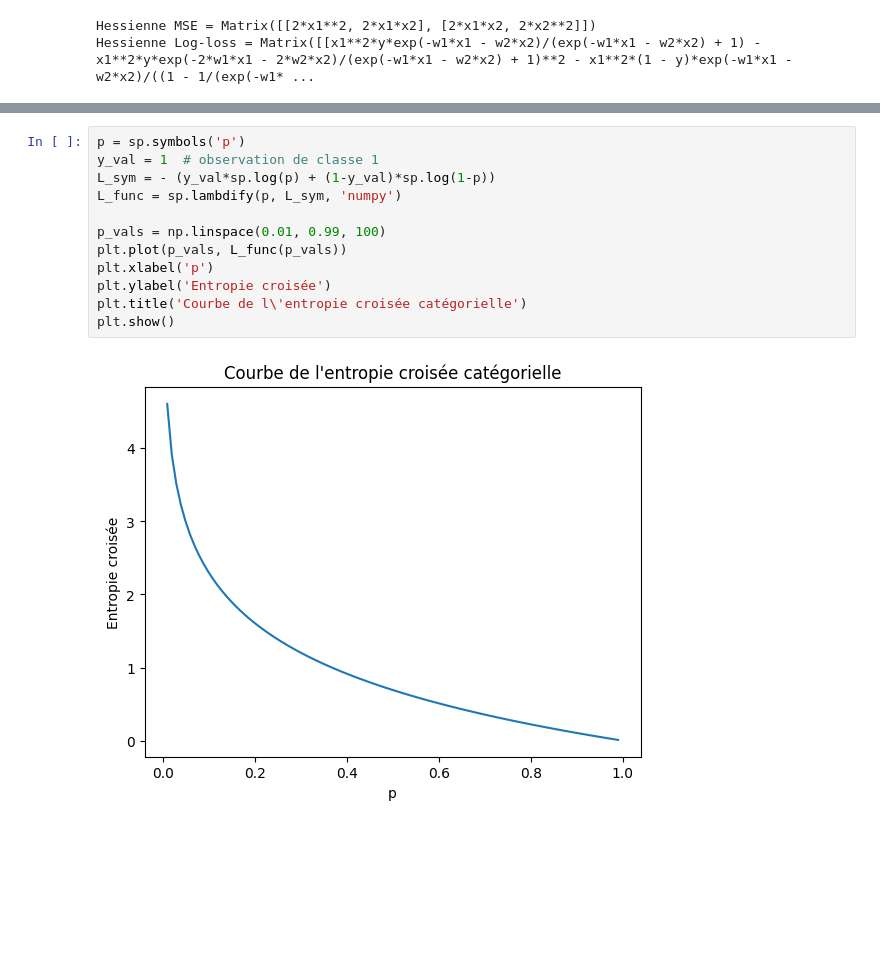
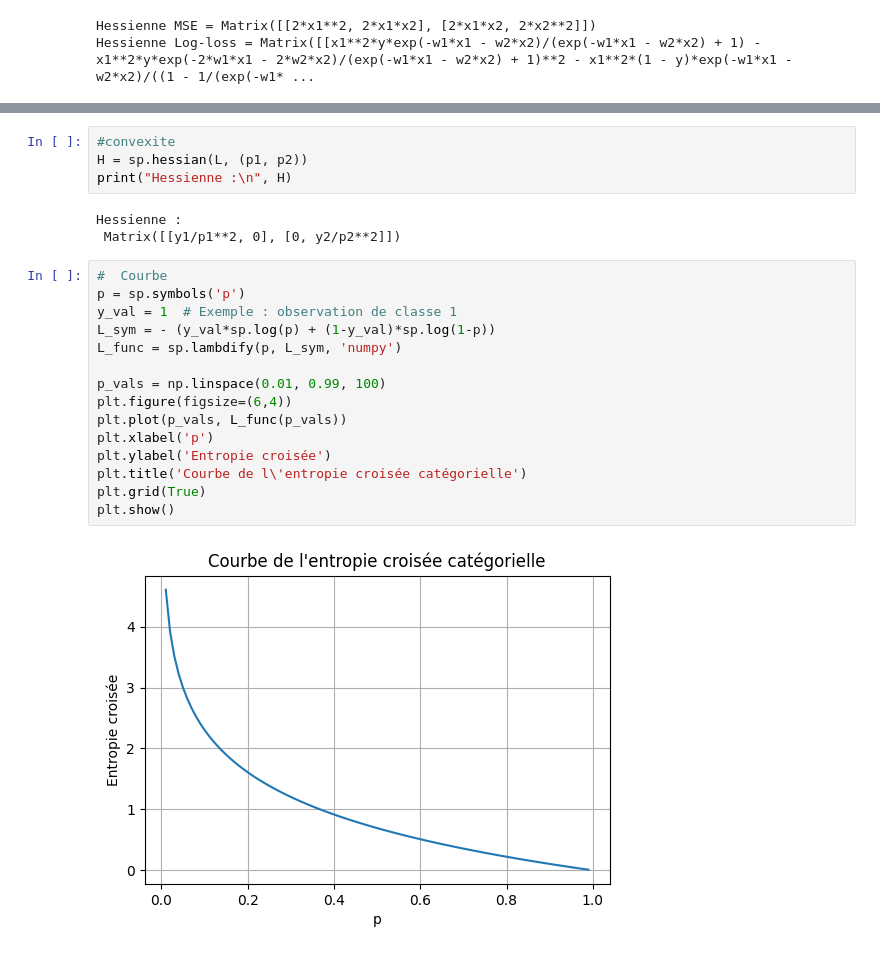
Before and after one commit to TpOptimisation/calcul_symbolique, a Jupyter notebook: src/entropie-croisée-catégorielle.ipynb, the cells around one changed output, grey strips where cells are left out. Cells and saved outputs as stored; diff of their text form; blank space fills up the shorter version.

```diff
--- a/src/entropie-croisée-catégorielle.ipynb
+++ b/src/entropie-croisée-catégorielle.ipynb
@@ -59,17 +82,27 @@ y_iris = y_iris.head(50)
+# %%
+#convexite
+H = sp.hessian(L, (p1, p2))
+print("Hessienne :\n", H)
+# %% [output]
+Hessienne :
+ Matrix([[y1/p1**2, 0], [0, y2/p2**2]])
 # %%
+#  Courbe
 p = sp.symbols('p')
-y_val = 1  # observation de classe 1
+y_val = 1  # Exemple : observation de classe 1
 L_sym = - (y_val*sp.log(p) + (1-y_val)*sp.log(1-p))
 L_func = sp.lambdify(p, L_sym, 'numpy')
 
 p_vals = np.linspace(0.01, 0.99, 100)
+plt.figure(figsize=(6,4))
 plt.plot(p_vals, L_func(p_vals))
 plt.xlabel('p')
 plt.ylabel('Entropie croisée')
 plt.title('Courbe de l\'entropie croisée catégorielle')
+plt.grid(True)
 plt.show()
 # %% [output]
-[figure, old version]
+[figure, new version]
 # %%
 x, y = sp.symbols('x y')
 a, b = 2, 1
```
Also changed, not shown: parts of 5 cells of this notebook.
